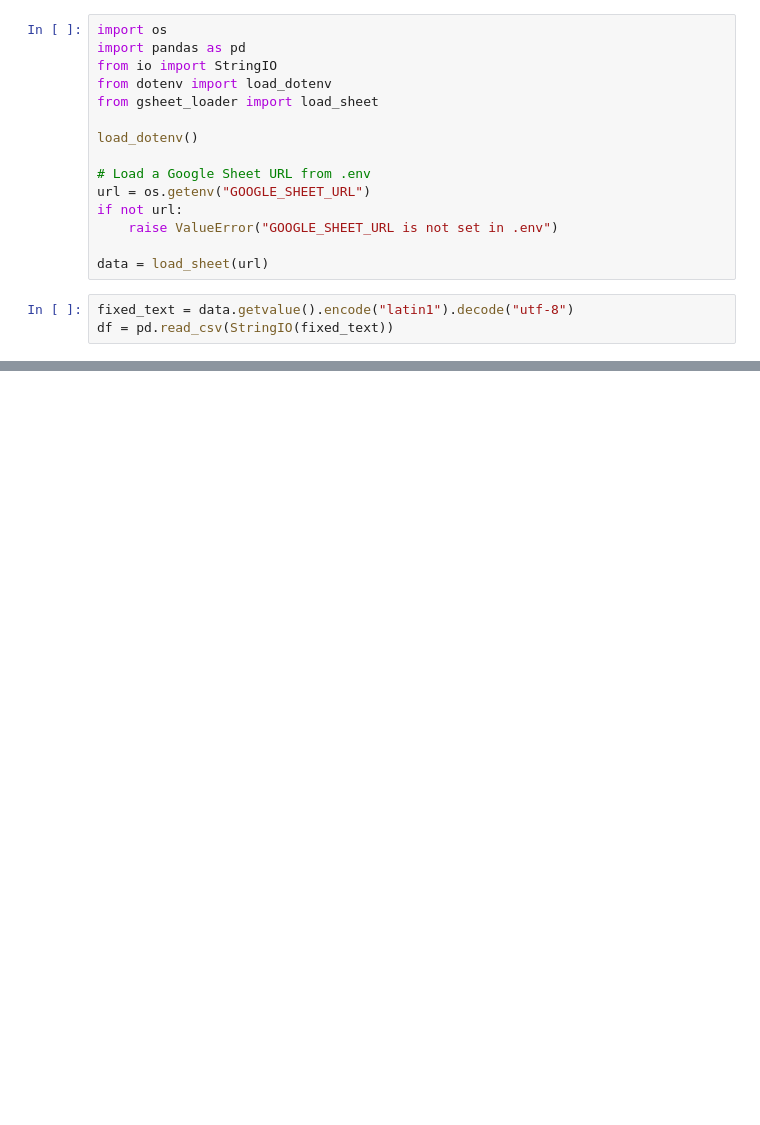
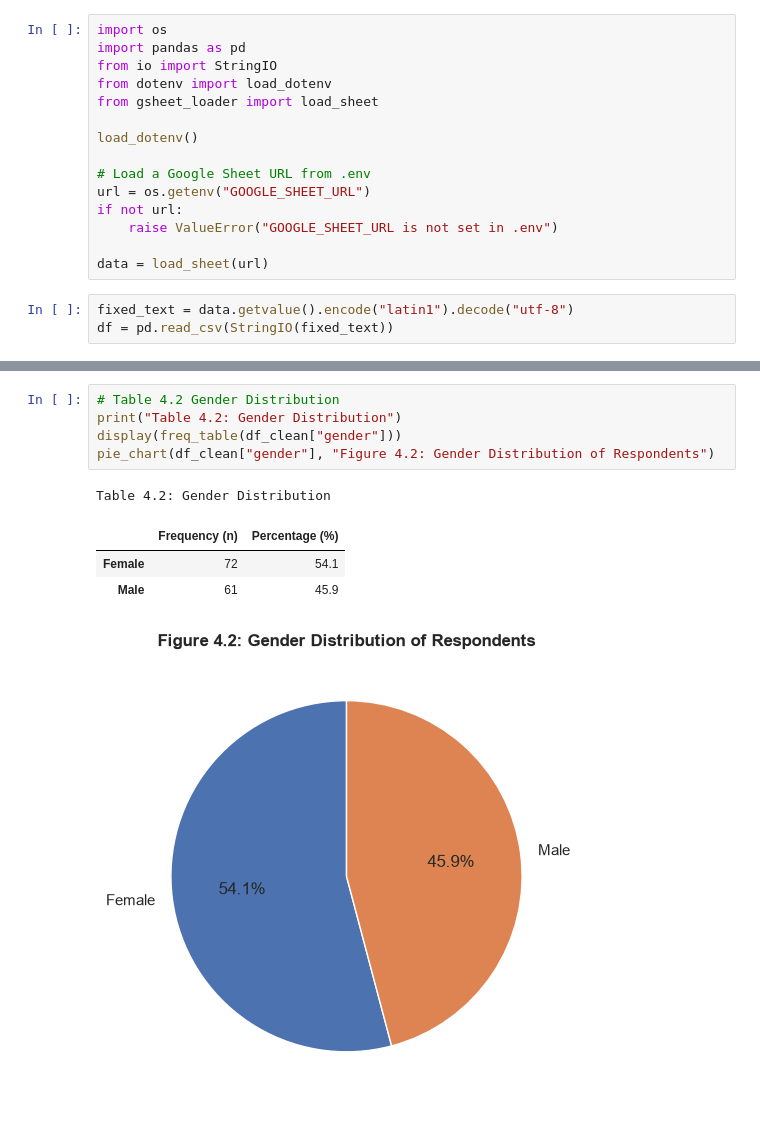
Before and after one commit to arshadziban/rajshahi-silk-market-analysis, a Jupyter notebook: code.ipynb, the cells around one changed output, grey strips where cells are left out. Drawn from its saved outputs; the diff is of its cells as text; blank space fills up the shorter version.

```diff
--- a/code.ipynb
+++ b/code.ipynb
@@ -27,0 +194,11 @@ df.head()
+# %%
+# Table 4.2 Gender Distribution
+print("Table 4.2: Gender Distribution")
+display(freq_table(df_clean["gender"]))
+pie_chart(df_clean["gender"], "Figure 4.2: Gender Distribution of Respondents")
+# %% [output]
+Table 4.2: Gender Distribution
+|  | Frequency (n) | Percentage (%) |
+| Female | 72 | 54.1 |
+| Male | 61 | 45.9 |
+[figure, added]
```
Also changed, not shown: parts of 47 cells of this notebook.
